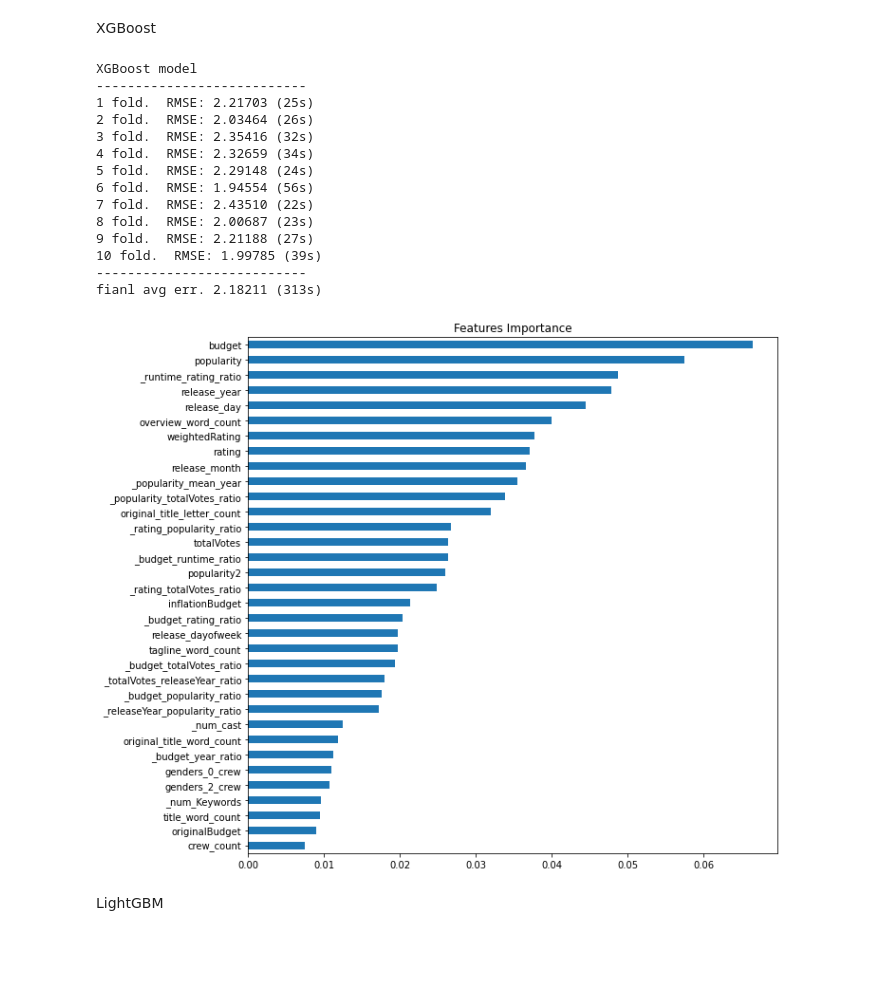
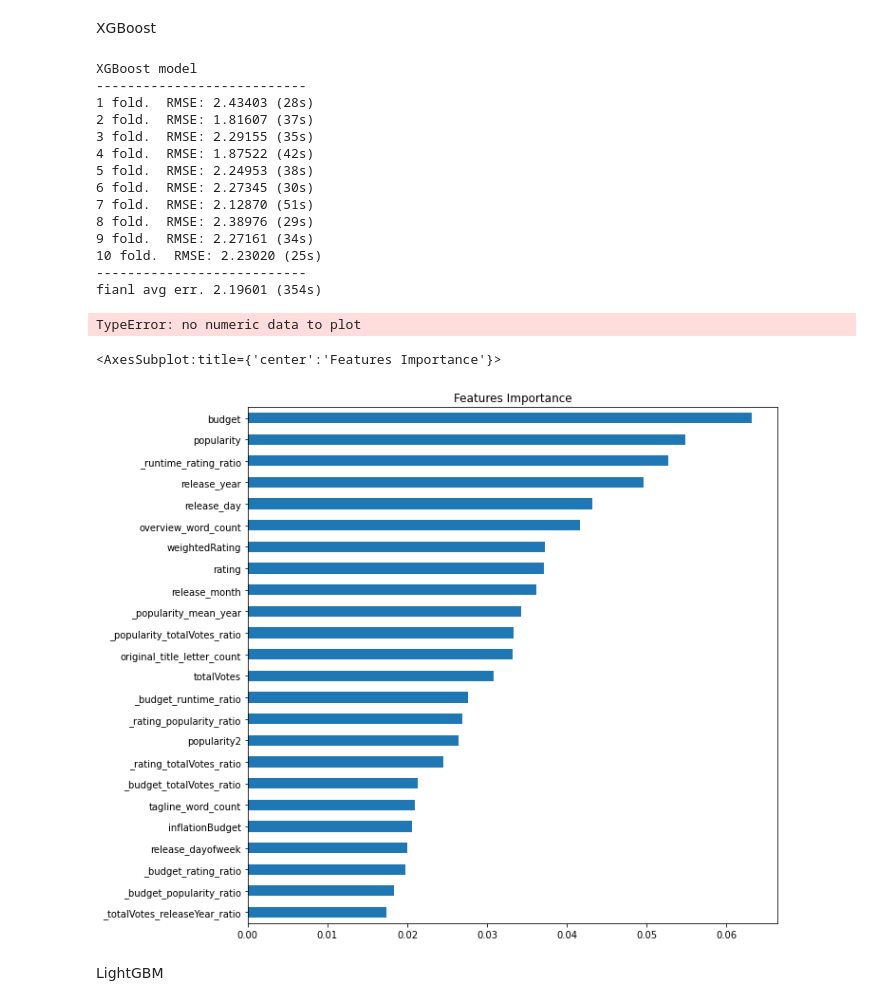
Before and after one commit to Ononoki-Yotsugi/TDBoxPrediction, a Jupyter notebook: copy/wgt方案一训练.ipynb, the cells around one changed output. Saved outputs shown, nothing was run; the diff lists cells and outputs as text; code cells hidden in the pictures; blank space fills up the shorter version.

```diff
--- a/copy/wgt方案一训练.ipynb
+++ b/copy/wgt方案一训练.ipynb
@@ -561,24 +572,29 @@ val_data.to_csv("XGBoost_val.csv")
 test_pred['avg'] = test_pred.mean(axis=1)
 test_pred.to_csv("XGBoost_test.csv")
 feature_importance['avg'] = feature_importance.mean(axis=1)
-feature_importance.mean(axis=1).sort_values()[170:].plot(kind="barh",title = "Features Importance", figsize = (10,10))
+feature_importance.mean(axis=1).sort_values()[80:].plot(kind="barh",title = "Features Importance", figsize = (10,10))
 feature_importance.to_csv("XGBoost_feature_importance.csv")
 # %% [output]
 XGBoost model
 ---------------------------
-1 fold.  RMSE: 2.21703 (25s)
-2 fold.  RMSE: 2.03464 (26s)
-3 fold.  RMSE: 2.35416 (32s)
-4 fold.  RMSE: 2.32659 (34s)
-5 fold.  RMSE: 2.29148 (24s)
-6 fold.  RMSE: 1.94554 (56s)
-7 fold.  RMSE: 2.43510 (22s)
-8 fold.  RMSE: 2.00687 (23s)
-9 fold.  RMSE: 2.21188 (27s)
-10 fold.  RMSE: 1.99785 (39s)
+1 fold.  RMSE: 2.43403 (28s)
+2 fold.  RMSE: 1.81607 (37s)
+3 fold.  RMSE: 2.29155 (35s)
+4 fold.  RMSE: 1.87522 (42s)
+5 fold.  RMSE: 2.24953 (38s)
+6 fold.  RMSE: 2.27345 (30s)
+7 fold.  RMSE: 2.12870 (51s)
+8 fold.  RMSE: 2.38976 (29s)
+9 fold.  RMSE: 2.27161 (34s)
+10 fold.  RMSE: 2.23020 (25s)
 ---------------------------
-fianl avg err. 2.18211 (313s)
+fianl avg err. 2.19601 (354s)
-[figure, removed]
+TypeError: no numeric data to plot
+# %%
+feature_importance.mean(axis=1).sort_values()[80:].plot(kind="barh",title = "Features Importance", figsize = (10,10))
+# %% [output]
+<AxesSubplot:title={'center':'Features Importance'}>
+[figure, added]
 # %% [markdown]
 LightGBM
 # %%
```
Also changed, not shown: parts of 8 cells of this notebook.
